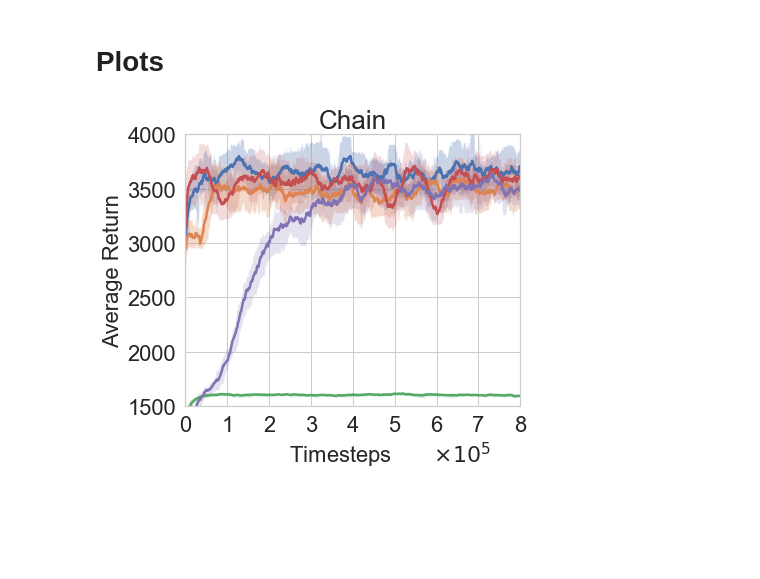
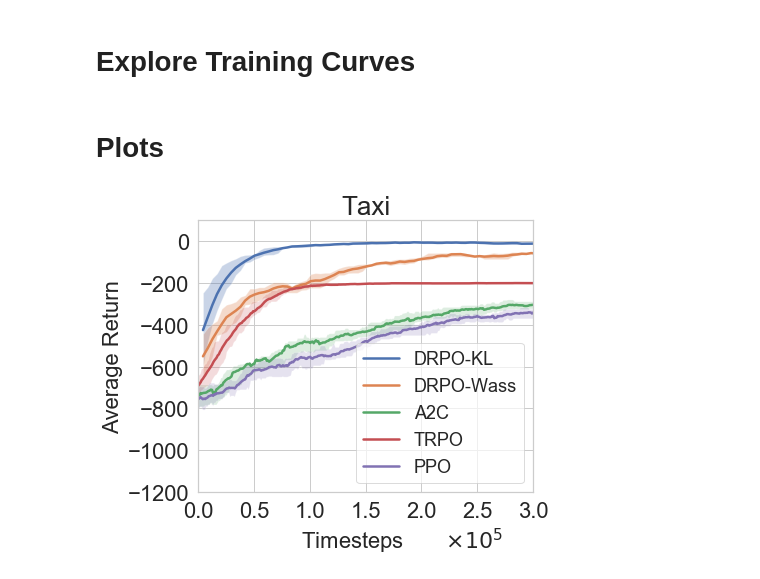
Before and after one commit to kadysongbb/dr-trpo, a Jupyter notebook: tabular/view_training.ipynb, the cells around one changed output. Cells and saved outputs as stored; diff of their text form; code cells hidden in the pictures; blank space fills up the shorter version.

Commit message:
modify figures

```diff
--- a/tabular/view_training.ipynb
+++ b/tabular/view_training.ipynb
@@ -5,3 +1,5 @@ Modified by Jun, based on Patrick Coady's code: https://github.com/pat-coady/trp
+# %% [markdown]
+# Explore Training Curves
 # %%
 import numpy as np
 import matplotlib.pyplot as plt
@@ -71,8 +69,8 @@ def df_plot(dfs, x, ys, isTaxi, isChain, isCliff, ylim=None, xlim=None, legend_l
     plt.xlabel('            Timesteps       '+ r'$\times 10^5$',fontsize=22)
     plt.ylabel('Average Return',fontsize=22)
 # %%
-isTaxi = False
-isChain = True
+isTaxi = True
+isChain = False
 isCliff = False
 
 
@@ -94,7 +92,7 @@ data = list(zip(dataframes, names))
 # Plots
 # %%
 if isTaxi:
-    df_plot(data, '_Episode', ['_AvgRewardSum'], isTaxi, isChain, isCliff, [-1000,100], [0,3.0])
+    df_plot(data, '_Episode', ['_AvgRewardSum'], isTaxi, isChain, isCliff, [-1200,100], [0,3.0])
 if isChain:
     df_plot(data, '_Episode', ['_AvgRewardSum'], isTaxi, isChain, isCliff, [1500,4000], [0,8.0])
 if isCliff:
@@ -112,32 +110,33 @@ if isChain:
     a2c_log_name = './tmp/a2c_chain_monitor.csv'
     ppo_log_name = './tmp/ppo_chain_monitor.csv'
 if isCliff:
     trpo_log_name = './tmp/trpo_cliff_monitor.csv'
     a2c_log_name = './tmp/a2c_cliff_monitor.csv'
     ppo_log_name = './tmp/ppo_cliff_monitor.csv'
     window_size = 3
 
 df=pd.read_csv(a2c_log_name, sep=',', skiprows = 0, header= 1)
 y_val = df['r']
 moving_average = find_moving_avg(y_val, window_size)
 ts_per_iter = 1024
 plt.plot(np.arange(len(y_val)-window_size)*ts_per_iter/100000, moving_average[0], label='A2C', linewidth = 2.5)
 plt.fill_between(np.arange(len(y_val)-window_size)*ts_per_iter/100000, moving_average[1], moving_average[2], alpha=0.2)
 
 df=pd.read_csv(trpo_log_name, sep=',', skiprows = 0, header= 1)
 y_val = df['r']
 moving_average = find_moving_avg(y_val, window_size)
 plt.plot(np.arange(len(y_val)-window_size)*ts_per_iter/100000, moving_average[0], label='TRPO', linewidth = 2.5)
 plt.fill_between(np.arange(len(y_val)-window_size)*ts_per_iter/100000, moving_average[1], moving_average[2], alpha=0.2)
 
 df=pd.read_csv(ppo_log_name, sep=',', skiprows = 0, header= 1)
 y_val = df['r']
 moving_average = find_moving_avg(y_val, window_size)
 plt.plot(np.arange(len(y_val)-window_size)*ts_per_iter/100000, moving_average[0], label='PPO', linewidth = 2.5)
 plt.fill_between(np.arange(len(y_val)-window_size)*ts_per_iter/100000, moving_average[1], moving_average[2], alpha=0.2)
 
-plt.rcParams["legend.framealpha"] = 0.9
+
 if isTaxi:
+    plt.rcParams["legend.framealpha"] = 0.7
     plt.legend(fontsize=18, loc='lower right')
 # %% [output]
-[figure, old version]
+[figure, new version]
```
Also changed, not shown: parts of 1 cell of this notebook, 2 other files.
